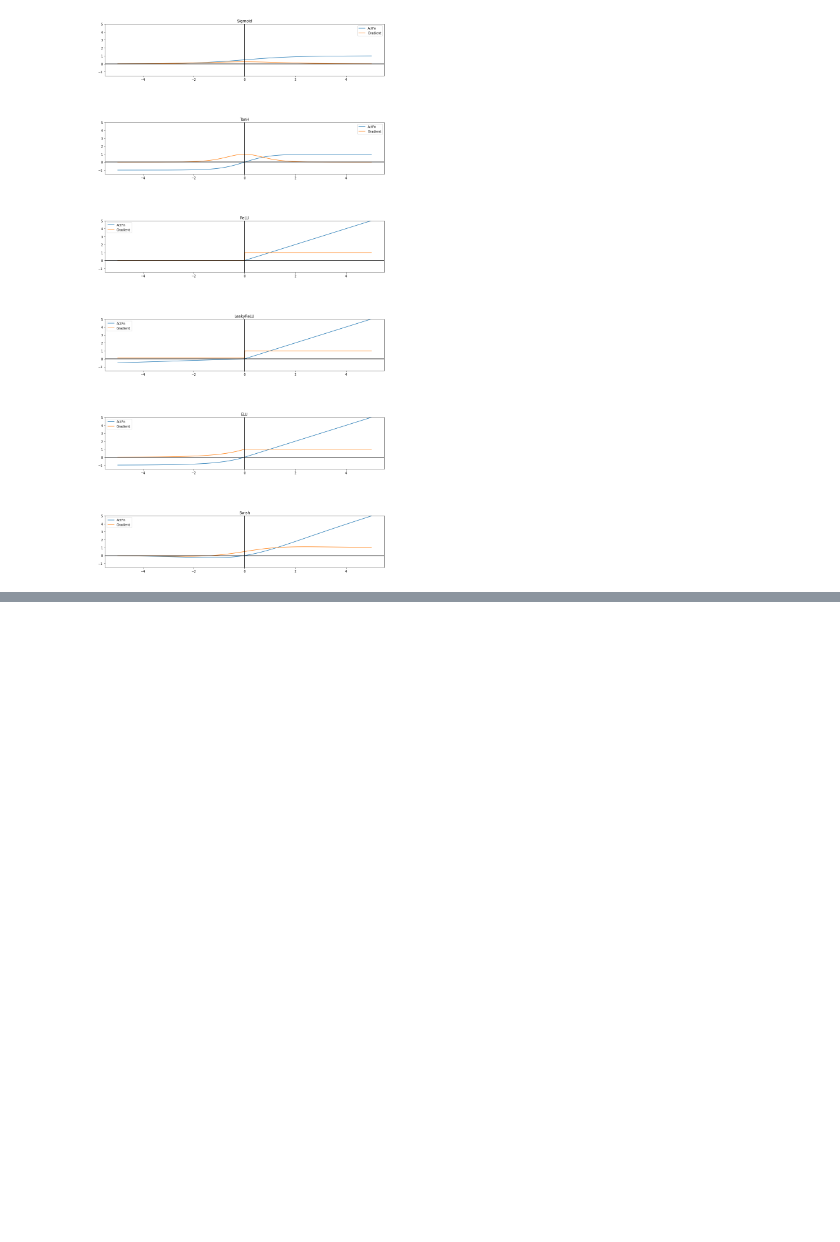
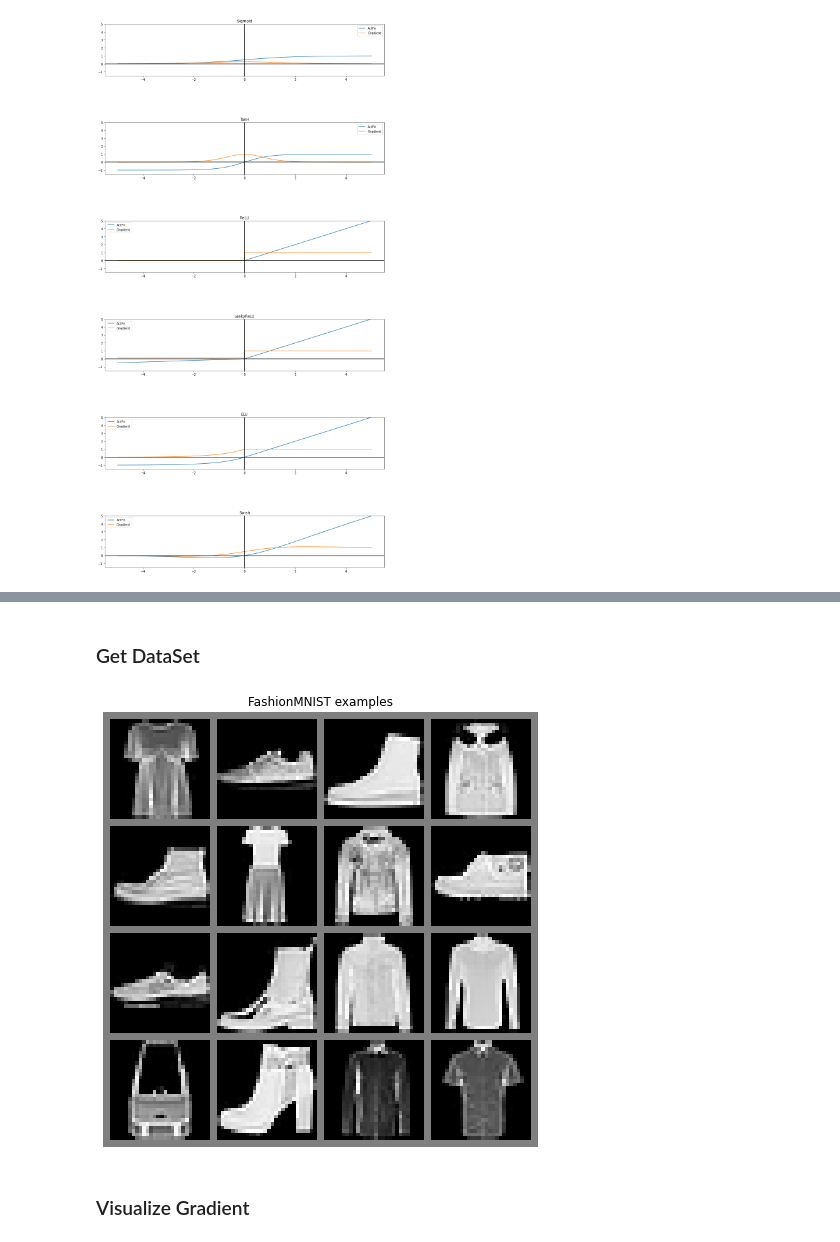
Before and after one commit to Pradeepyrl/Pytorch-Tutorial, a Jupyter notebook: activation_functions.ipynb, the cells around one changed output, grey strips where cells are left out. Cells and saved outputs as stored; diff of their text form; code cells hidden in the pictures; blank space fills up the shorter version.

```diff
--- a/activation_functions.ipynb
+++ b/activation_functions.ipynb
@@ -107,0 +110,4 @@ plt.show()
+# %%
+DATASET_PATH = "data"
+# Path to the folder where the pretrained models are saved
+CHECKPOINT_PATH = "saved_models/tutorial3"
@@ -107,0 +221,2 @@ plt.show()
+# %% [markdown]
+### Get DataSet
@@ -107,0 +229,29 @@ plt.show()
+# %%
+transform = transforms.Compose([
+    transforms.ToTensor(),
+    transforms.Normalize((0.5), (0.5))
+])
+# %%
+train_dataset = FashionMNIST(root=DATASET_PATH, train=True, transform=transform, download=True)
+train_set, val_set = torch.utils.data.random_split(train_dataset, [50000, 10000])
+
+test_set = FashionMNIST(root=DATASET_PATH, train=False, transform=transform, download=True)
+
+train_loader = data.DataLoader(train_set, batch_size=1024, shuffle=True, drop_last=False)
+val_loader = data.DataLoader(val_set, batch_size=1024, shuffle=False, drop_last=False)
+test_loader = data.DataLoader(test_set, batch_size=1024, shuffle=False, drop_last=False)
+# %%
+import matplotlib.pyplot as plt
+exp_images = [train_set[i][0] for i in range(16)]
+img_grid = torchvision.utils.make_grid(torch.stack(exp_images, dim=0), nrow=4, normalize=True, pad_value=0.5)
+img_grid = img_grid.permute(1, 2, 0)
+
+plt.figure(figsize=(8, 8))
+plt.title("FashionMNIST examples")
+plt.imshow(img_grid)
+plt.axis('off')
+plt.show()
+# %% [output]
+[figure, added]
+# %% [markdown]
+### Visualize Gradient
```
Also changed, not shown: parts of 25 cells of this notebook.
